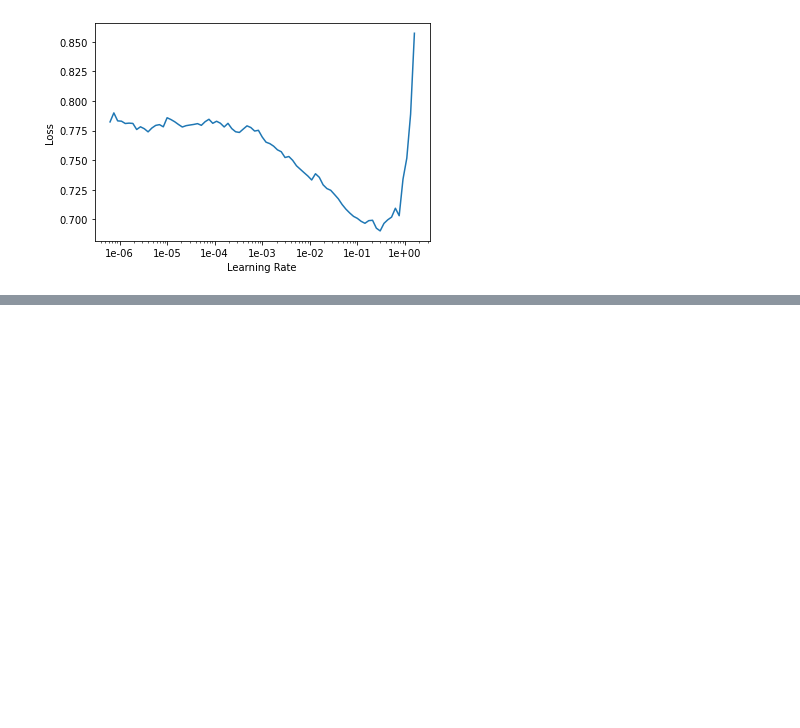
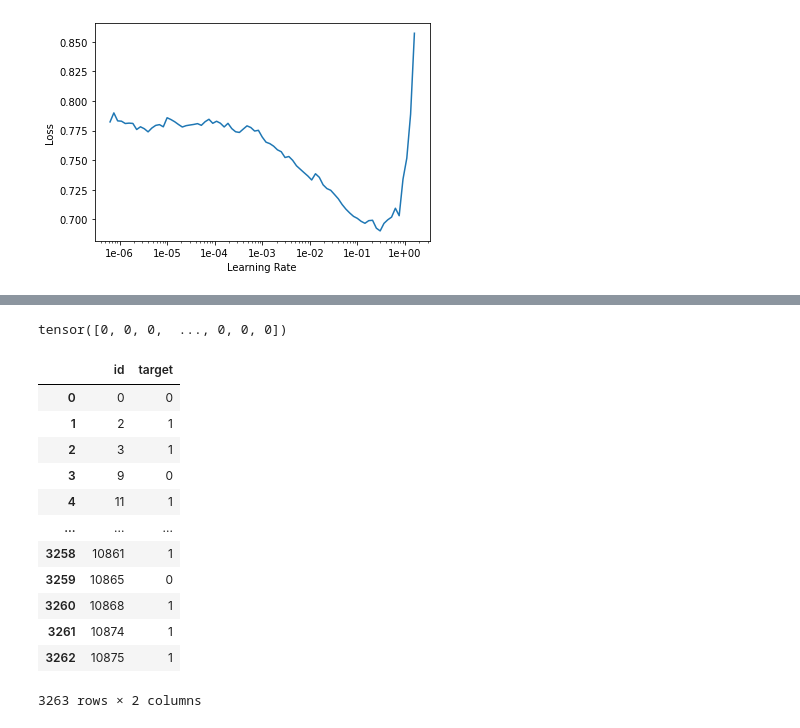
Before and after one commit to jy6zheng/TwitterDisasterTweets, a Jupyter notebook: Twitter.ipynb, the cells around one changed output, grey strips where cells are left out. Drawn from its saved outputs; the diff is of its cells as text; code cells hidden in the pictures; blank space fills up the shorter version.

```diff
--- a/Twitter.ipynb
+++ b/Twitter.ipynb
@@ -328,3 +317,5 @@ learn.predict()
 learn.save('final')
 # %%
 learn.export()
+# %%
+learn.load('final');
@@ -330,0 +326,4 @@ learn.export()
+# %%
+values =[]
+for i in test:
+  values.append(learn.predict(i)[0])
@@ -330,0 +338,8 @@ learn.export()
+# %%
+submission = []
+str(values)
+for entry in values:
+  cat_entry = str(entry)
+  for category in cat_entry:
+    number = int(category[-1])
+    submission.append(number)
@@ -330,0 +359,22 @@ learn.export()
+# %%
+y
+# %% [output]
+tensor([0, 0, 0,  ..., 0, 0, 0])
+# %%
+final_df = pd.DataFrame({'id': test_df['id'], 'target': submission})
+# %%
+final_df
+# %% [output]
+|  | id | target |
+| 0 | 0 | 0 |
+| 1 | 2 | 1 |
+| 2 | 3 | 1 |
+| 3 | 9 | 0 |
+| 4 | 11 | 1 |
+| ... | ... | ... |
+| 3258 | 10861 | 1 |
+| 3259 | 10865 | 0 |
+| 3260 | 10868 | 1 |
+| 3261 | 10874 | 1 |
+| 3262 | 10875 | 1 |
+3263 rows × 2 columns
```
Also changed, not shown: parts of 26 cells of this notebook.
